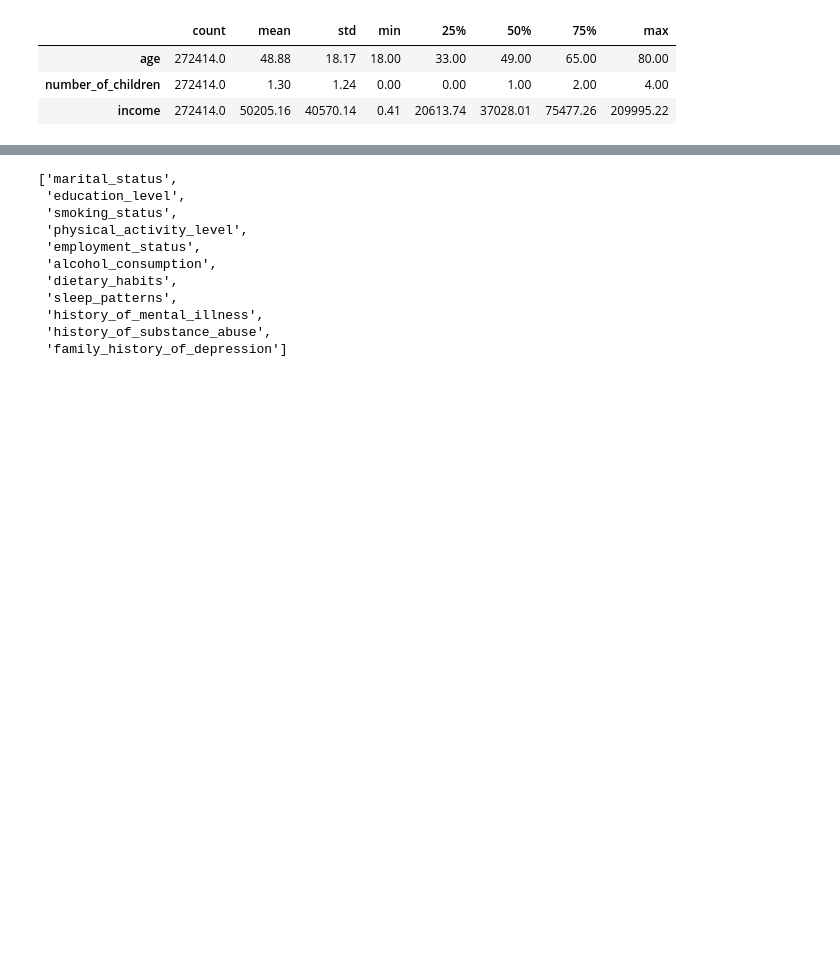
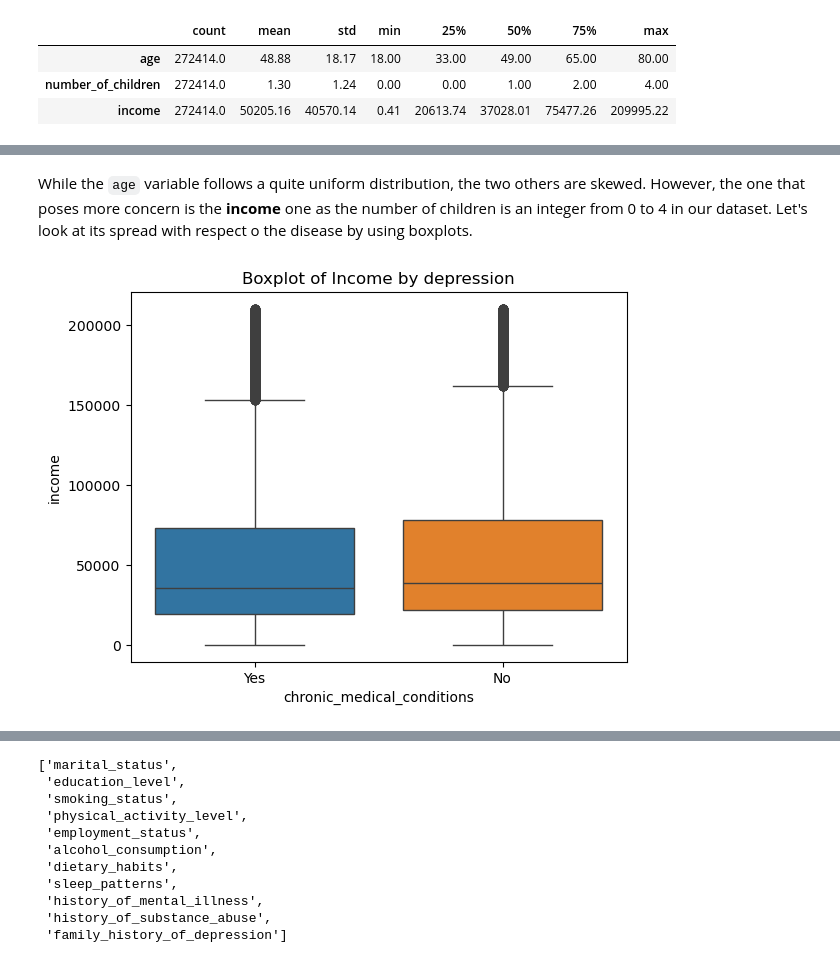
Before and after one commit to maxim-eyengue/Depression-Mood-Tracker, a Jupyter notebook: capstone_project_01.ipynb, the cells around one changed output, grey strips where cells are left out. Saved outputs shown, nothing was run; the diff lists cells and outputs as text; code cells hidden in the pictures; blank space fills up the shorter version.

```diff
--- a/capstone_project_01.ipynb
+++ b/capstone_project_01.ipynb
@@ -308,0 +369,11 @@ df.hist(figsize = (10, 10));
+# %% [markdown]
+While the `age` variable follows a quite uniform distribution, the two others are skewed. However, the one that poses more concern is the **income** one as the number of children is an integer from 0 to 4 in our dataset. Let's look at its spread with respect o the disease by using boxplots.
+# %%
+# Boxplot of Income by disease
+sns.boxplot(data = bal_df,
+            x = "chronic_medical_conditions", y = "income",
+            hue = "chronic_medical_conditions")
+# Add title
+plt.title("Boxplot of Income by depression");
+# %% [output]
+[figure, added]
```
Also changed, not shown: parts of 111 cells of this notebook.
